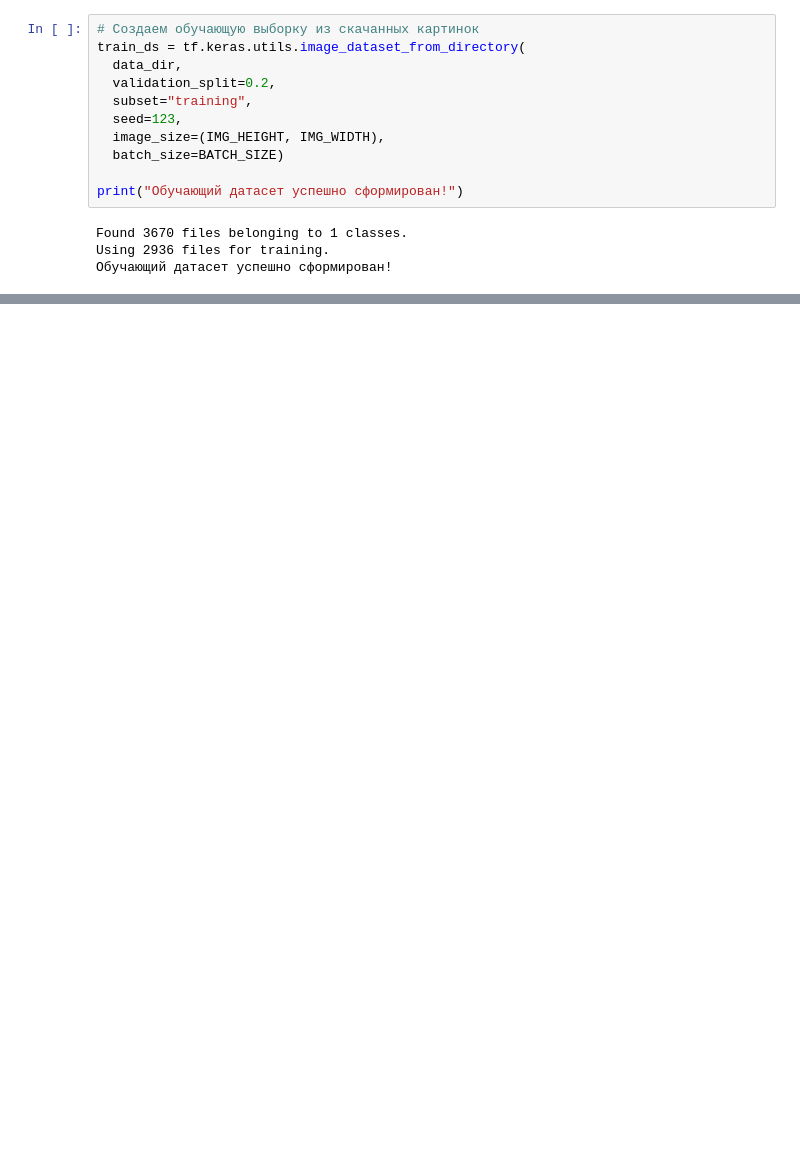
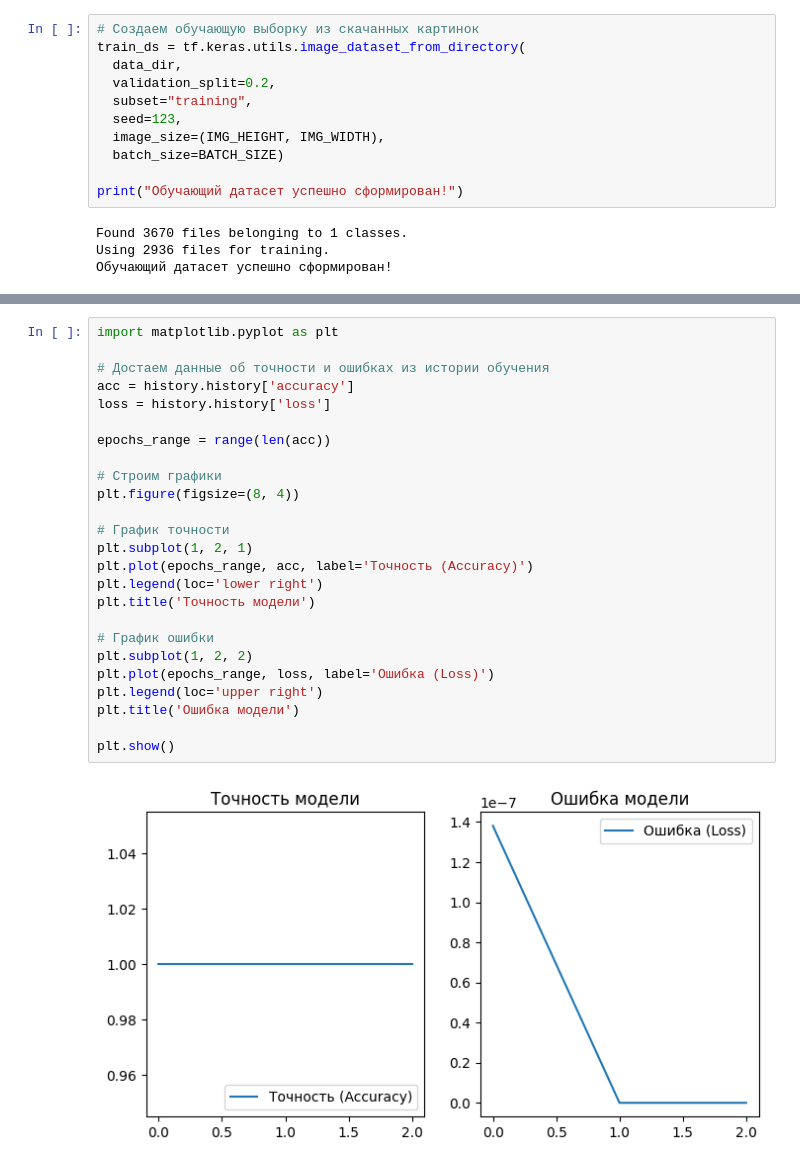
Before and after one commit to KhovKsenia/skin-lesion-classifier, a Jupyter notebook: skin_lesion_analysis.ipynb, the cells around one changed output, grey strips where cells are left out. Drawn from its saved outputs; the diff is of its cells as text; blank space fills up the shorter version.

```diff
--- a/skin_lesion_analysis.ipynb
+++ b/skin_lesion_analysis.ipynb
@@ -129 +124,28 @@ Epoch 3/3
 Обучение завершено!
+# %%
+import matplotlib.pyplot as plt
+
+# Достаем данные об точности и ошибках из истории обучения
+acc = history.history['accuracy']
+loss = history.history['loss']
+
+epochs_range = range(len(acc))
+
+# Строим графики
+plt.figure(figsize=(8, 4))
+
+# График точности
+plt.subplot(1, 2, 1)
+plt.plot(epochs_range, acc, label='Точность (Accuracy)')
+plt.legend(loc='lower right')
+plt.title('Точность модели')
+
+# График ошибки
+plt.subplot(1, 2, 2)
+plt.plot(epochs_range, loss, label='Ошибка (Loss)')
+plt.legend(loc='upper right')
+plt.title('Ошибка модели')
+
+plt.show()
+# %% [output]
+[figure, added]
```
Also changed, not shown: parts of 5 cells of this notebook.
